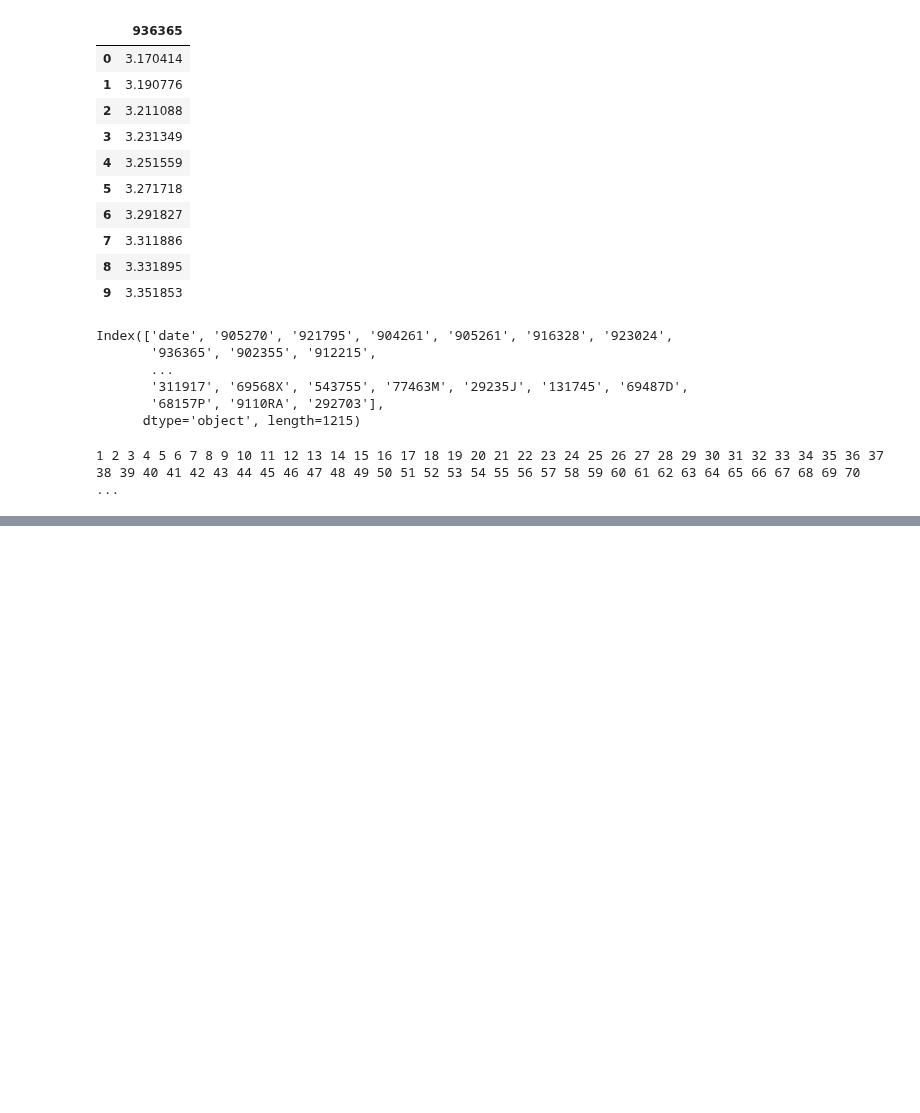
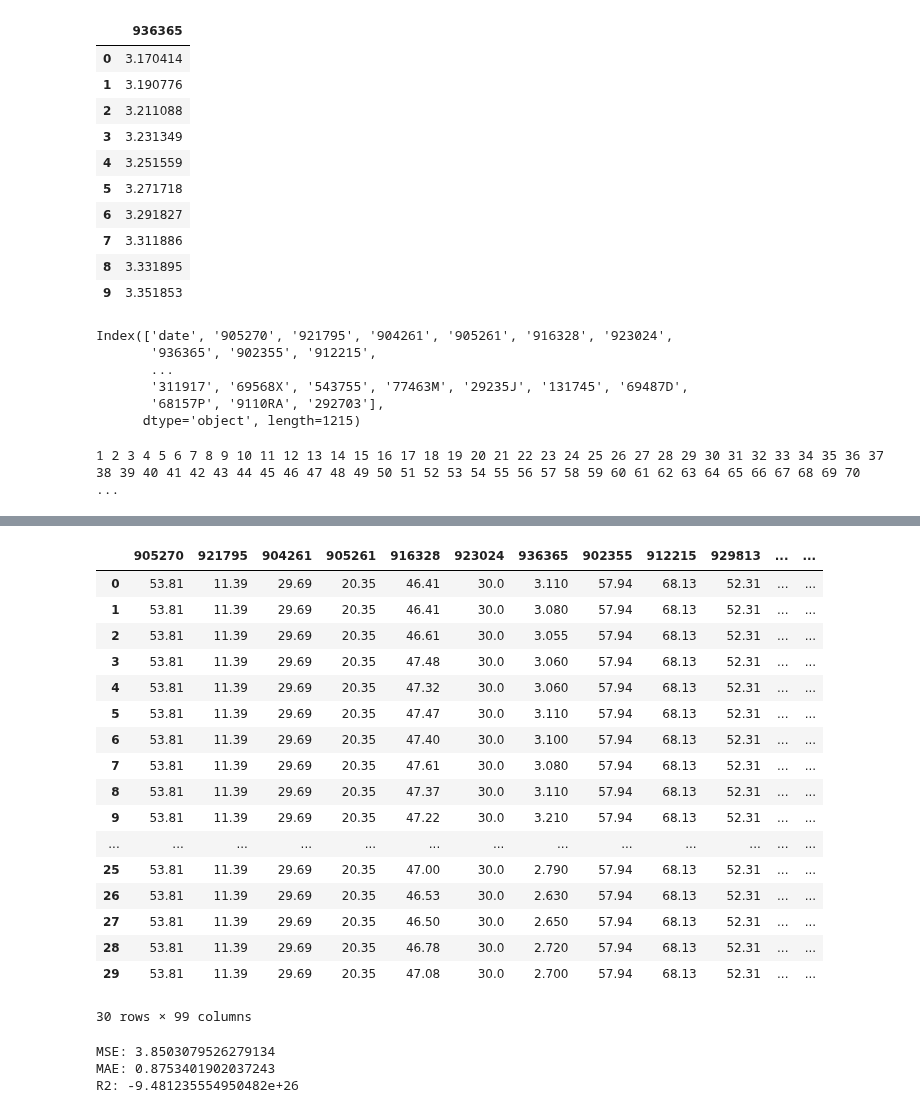
Before and after one commit to jeremylee73/differential-capital, a Jupyter notebook: linear-improved.ipynb, the cells around one changed output, grey strips where cells are left out. Saved outputs shown, nothing was run; the diff lists cells and outputs as text; code cells hidden in the pictures; blank space fills up the shorter version.

```diff
--- a/linear-improved.ipynb
+++ b/linear-improved.ipynb
@@ -159,0 +165,33 @@ total_predictions
+# %%
+true_values = test.drop(columns="date").loc[:next_days - 1, total_predictions.columns]
+# %%
+true_values
+# %% [output]
+|  | 905270 | 921795 | 904261 | 905261 | 916328 | 923024 | 936365 | 902355 | 912215 | 929813 | ... | ... |
+| 0 | 53.81 | 11.39 | 29.69 | 20.35 | 46.41 | 30.0 | 3.110 | 57.94 | 68.13 | 52.31 | ... | ... |
+| 1 | 53.81 | 11.39 | 29.69 | 20.35 | 46.41 | 30.0 | 3.080 | 57.94 | 68.13 | 52.31 | ... | ... |
+| 2 | 53.81 | 11.39 | 29.69 | 20.35 | 46.61 | 30.0 | 3.055 | 57.94 | 68.13 | 52.31 | ... | ... |
+| 3 | 53.81 | 11.39 | 29.69 | 20.35 | 47.48 | 30.0 | 3.060 | 57.94 | 68.13 | 52.31 | ... | ... |
+| 4 | 53.81 | 11.39 | 29.69 | 20.35 | 47.32 | 30.0 | 3.060 | 57.94 | 68.13 | 52.31 | ... | ... |
+| 5 | 53.81 | 11.39 | 29.69 | 20.35 | 47.47 | 30.0 | 3.110 | 57.94 | 68.13 | 52.31 | ... | ... |
+| 6 | 53.81 | 11.39 | 29.69 | 20.35 | 47.40 | 30.0 | 3.100 | 57.94 | 68.13 | 52.31 | ... | ... |
+| 7 | 53.81 | 11.39 | 29.69 | 20.35 | 47.61 | 30.0 | 3.080 | 57.94 | 68.13 | 52.31 | ... | ... |
+| 8 | 53.81 | 11.39 | 29.69 | 20.35 | 47.37 | 30.0 | 3.110 | 57.94 | 68.13 | 52.31 | ... | ... |
+| 9 | 53.81 | 11.39 | 29.69 | 20.35 | 47.22 | 30.0 | 3.210 | 57.94 | 68.13 | 52.31 | ... | ... |
+| ... | ... | ... | ... | ... | ... | ... | ... | ... | ... | ... | ... | ... |
+| 25 | 53.81 | 11.39 | 29.69 | 20.35 | 47.00 | 30.0 | 2.790 | 57.94 | 68.13 | 52.31 | ... | ... |
+| 26 | 53.81 | 11.39 | 29.69 | 20.35 | 46.53 | 30.0 | 2.630 | 57.94 | 68.13 | 52.31 | ... | ... |
+| 27 | 53.81 | 11.39 | 29.69 | 20.35 | 46.50 | 30.0 | 2.650 | 57.94 | 68.13 | 52.31 | ... | ... |
+| 28 | 53.81 | 11.39 | 29.69 | 20.35 | 46.78 | 30.0 | 2.720 | 57.94 | 68.13 | 52.31 | ... | ... |
+| 29 | 53.81 | 11.39 | 29.69 | 20.35 | 47.08 | 30.0 | 2.700 | 57.94 | 68.13 | 52.31 | ... | ... |
+30 rows × 99 columns
+# %%
+from sklearn.metrics import mean_squared_error, mean_absolute_error, r2_score
+
+print("MSE: " + str(mean_squared_error(y_true=true_values, y_pred=total_predictions)))
+print("MAE: " + str(mean_absolute_error(y_true=true_values, y_pred=total_predictions)))
+print("R2: " + str(r2_score(y_true=true_values, y_pred=total_predictions)))
+# %% [output]
+MSE: 3.8503079526279134
+MAE: 0.8753401902037243
+R2: -9.481235554950482e+26
```
Also changed, not shown: parts of 4 cells of this notebook.
